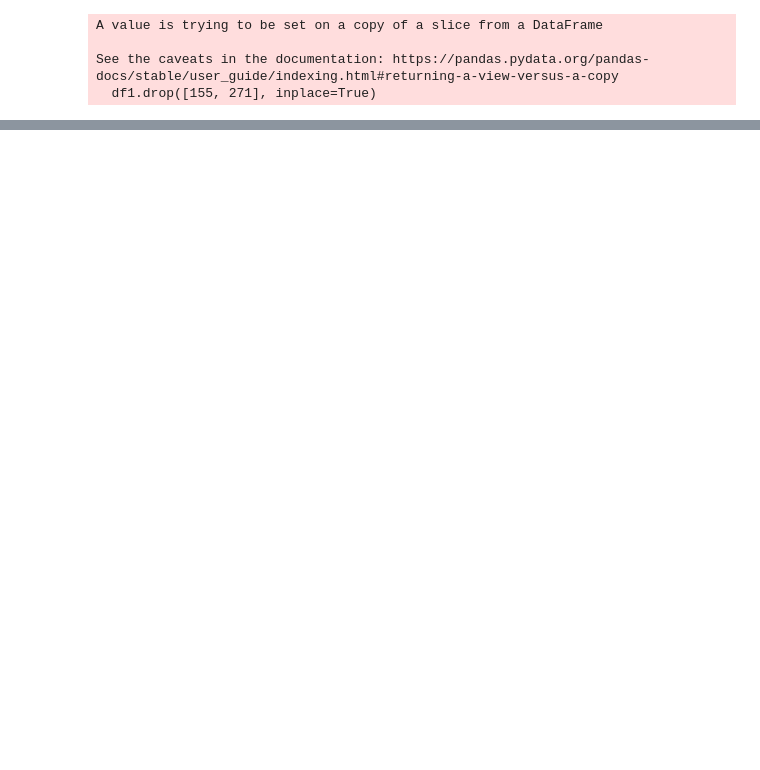
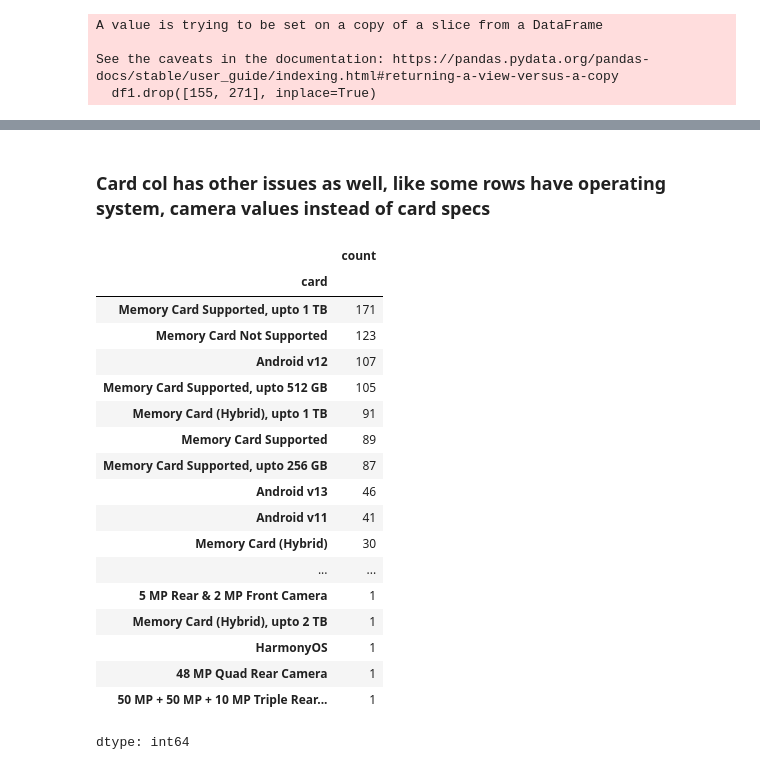
Before and after one commit to Muhammad-Waleed-Source/Data-Analysis-Process, a Jupyter notebook: Data Cleaning/1-Data-Cleaning.ipynb, the cells around one changed output, grey strips where cells are left out. Saved outputs shown, nothing was run; the diff lists cells and outputs as text; code cells hidden in the pictures; blank space fills up the shorter version.

Commit message:
Card col one issue fixed

```diff
--- a/Data Cleaning/1-Data-Cleaning.ipynb
+++ b/Data Cleaning/1-Data-Cleaning.ipynb
@@ -612,3 +612,27 @@ df1[df1['index'].isin(camera_rows)]
 | 954 | 956 | Vivo X Fold 5G (12GB RAM + 512GB) | 118990 | NaN | Dual Sim, 3G, 4G, 5G, VoLTE, Wi-F... | Snapdragon 8 Gen1, Octa Core, 3 G... | 12 GB RAM, 512 GB inbuilt | 4600 mAh Battery with 66W Fast Ch... | 8.03 inches, 1916 x 2160 px, 120 ... | 50 MP Quad Rear & 16 MP Front Camera | 50 MP Quad Rear & 16 MP Front Camera | ... |
 | 993 | 995 | Huawei Mate X | 169000 | NaN | Dual Sim, 3G, 4G, 5G, VoLTE, Wi-F... | Kirin 990, Octa Core, 2.86 GHz Pr... | 8 GB RAM, 512 GB inbuilt | 4500 mAh Battery with 55W Fast Ch... | 8 inches, 2200 x 2480 px Display | 48 MP Quad Rear Camera | 48 MP Quad Rear Camera | ... |
 | 1014 | 1016 | Vivo X Fold 2 | 119990 | NaN | Dual Sim, 3G, 4G, 5G, VoLTE, Wi-F... | Snapdragon 8 Gen2, Octa Core, 3.2... | 12 GB RAM, 256 GB inbuilt | 4800 mAh Battery with 66W Fast Ch... | 8.03 inches, 1916 x 2160 px, 120 ... | 50 MP + 50 MP + 10 MP Triple Rear... | 50 MP + 50 MP + 10 MP Triple Rear... | ... |
+# %% [markdown]
+### Card col has other issues as well, like some rows have operating system, camera values instead of card specs
+# %%
+df1['card'].value_counts()
+# %% [output]
+|  | count |
+| card |  |
+| Memory Card Supported, upto 1 TB | 171 |
+| Memory Card Not Supported | 123 |
+| Android v12 | 107 |
+| Memory Card Supported, upto 512 GB | 105 |
+| Memory Card (Hybrid), upto 1 TB | 91 |
+| Memory Card Supported | 89 |
+| Memory Card Supported, upto 256 GB | 87 |
+| Android v13 | 46 |
+| Android v11 | 41 |
+| Memory Card (Hybrid) | 30 |
+| ... | ... |
+| 5 MP Rear & 2 MP Front Camera | 1 |
+| Memory Card (Hybrid), upto 2 TB | 1 |
+| HarmonyOS | 1 |
+| 48 MP Quad Rear Camera | 1 |
+| 50 MP + 50 MP + 10 MP Triple Rear... | 1 |
+dtype: int64
```
Also changed, not shown: parts of 3 cells of this notebook.
